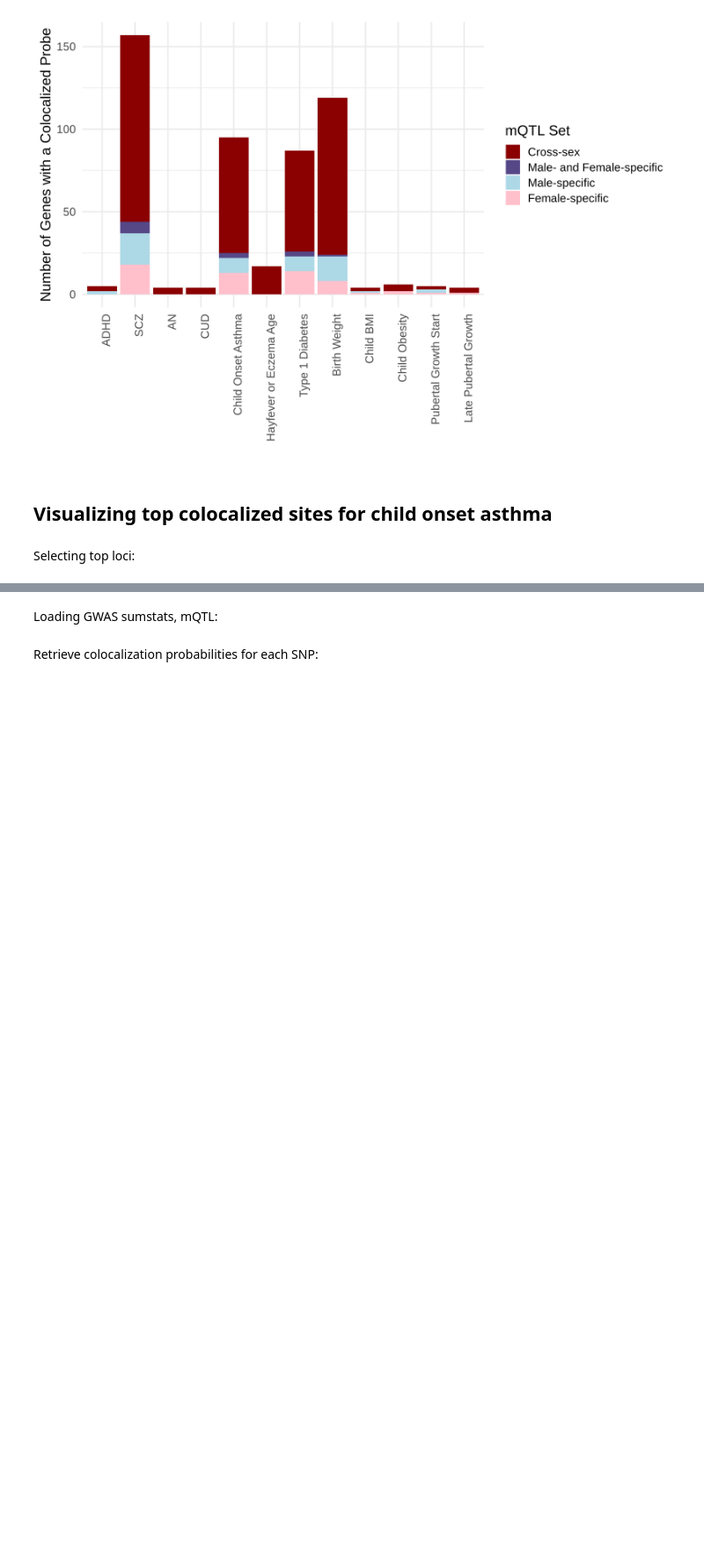
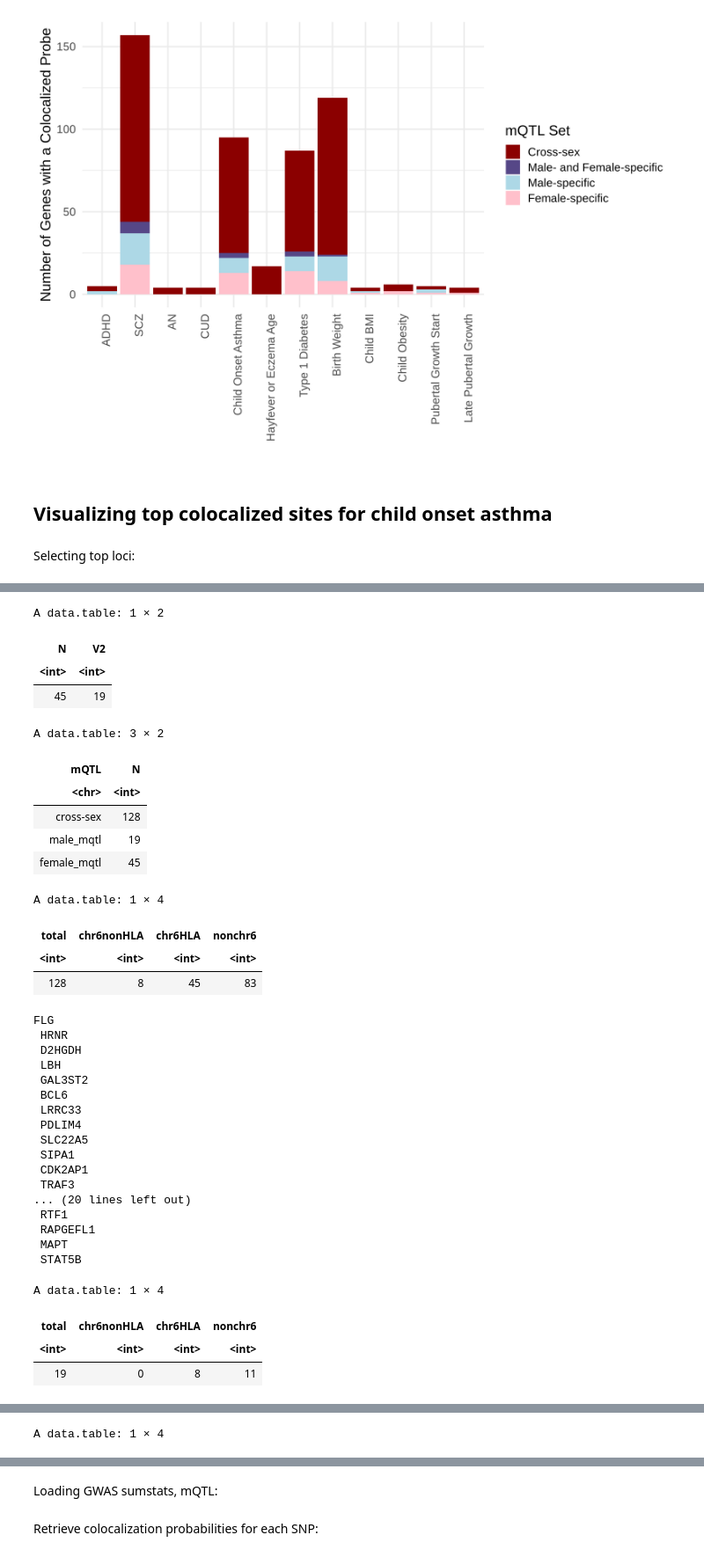
Before and after one commit to wilcas/sex_specific_mQTL, a Jupyter notebook: mQTL_analyses/main_analyses/placental_mqtl_colocalization.ipynb, the cells around one changed output, grey strips where cells are left out. Shown at 88% size. Saved outputs shown, nothing was run; the diff lists cells and outputs as text; code cells hidden in the pictures; blank space fills up the shorter version.

```diff
--- a/mQTL_analyses/main_analyses/placental_mqtl_colocalization.ipynb
+++ b/mQTL_analyses/main_analyses/placental_mqtl_colocalization.ipynb
@@ -885,3 +874,80 @@ A data.table: 128 × 10
 | cg18795955 | Child Onset Asthma | 565 | 2.211952e-36 | 5.275365e-16 | 4.021823e-22 | 0.09501290 | 0.9049871 | cross-sex | CCHCR1;CCHCR1;TCF19;TCF19;CCHCR1 |
 | cg22158929 | Child Onset Asthma | 722 | 8.582261e-26 | 5.296919e-16 | 1.561439e-11 | 0.09546651 | 0.9045335 | cross-sex | CCHCR1;TCF19;CCHCR1;TCF19;CCHCR1;... |
 | cg04554928 | Child Onset Asthma | 115 | 3.719396e-07 | 6.953749e-05 | 5.342084e-04 | 0.09897469 | 0.9004212 | cross-sex | TRIM15 |
+# %%
+female_asthma <- coloc_sex_manifest[GWAS == "Child Onset Asthma" & mQTL == "female_mqtl" & probe %in% female_ex][order(-PP.H4.abf)]
+male_asthma <- coloc_sex_manifest[GWAS == "Child Onset Asthma" & mQTL == "male_mqtl" & probe %in% male_ex][order(-PP.H4.abf)]
+cross_asthma <- coloc_sex_manifest[GWAS == "Child Onset Asthma" & grepl("cross-sex",mQTL) & probe %in% cross_ex][order(-PP.H4.abf)]
+# %%
+# female_asthma[manifest[chr == "chr6" &  (pos <= 29677984 | pos >=  33485635)],on = c("probe" = "V1"),nomatch=0]
+# male_asthma[manifest[chr == "chr6" &  (pos <= 29677984 | pos >= 33485635)],on = c("probe" = "V1"),nomatch=0]
+# cross_asthma[manifest[chr == "chr6"],on = c("probe" = "V1"),nomatch=0][!duplicated(probe)][,.(sum((pos <= 29677984 | pos >= 33485635)),sum(!(pos <= 29677984 | pos >= 33485635)))]
+#cross_asthma[manifest[chr != "chr6"],on = c("probe" = "V1"),nomatch=0][!duplicated(probe),.( .N, uniqueN(gsub(";.*","",UCSC_RefGene_Name)))]
+cross_asthma[manifest[chr == "chr6"],on = c("probe" = "V1"),nomatch=0][!duplicated(probe),.( .N, uniqueN(gsub(";.*","",UCSC_RefGene_Name)))]
+count_coloc <- rbind(
+    cross_asthma[manifest,on = c("probe" = "V1"),nomatch=0],
+    male_asthma[manifest,on = c("probe" = "V1"),nomatch=0],
+    female_asthma[manifest,on = c("probe" = "V1"),nomatch=0]
+)
+count_coloc[!duplicated(probe)][,.( .N ),by="mQTL"]
+
+count_coloc[mQTL == "cross-sex",.(
+    total = .N,
+    chr6nonHLA=sum(chr == "chr6" & (pos < 29677984 | pos > 33485635)),
+    chr6HLA=sum(chr == "chr6" & (pos >= 29677984 | pos <= 33485635)),
+    nonchr6=sum(chr != "chr6")
+)]
+cat(paste0(unique(unlist(strsplit(count_coloc[chr != "chr6" & mQTL  == "cross-sex",]$UCSC_RefGene_Name,";"))),"\n"))
+count_coloc[mQTL == "male_mqtl",.(
+    total = .N,
+    chr6nonHLA=sum(chr == "chr6" & (pos < 29677984 | pos > 33485635)),
+    chr6HLA=sum(chr == "chr6" & (pos >= 29677984 | pos <= 33485635)),
+    nonchr6=sum(chr != "chr6")
+)]
+cat(paste0(unique(unlist(strsplit(count_coloc[chr != "chr6" & mQTL  == "male_mqtl",]$UCSC_RefGene_Name,";"))),"\n"))
+cat(paste0(unique(unlist(strsplit(count_coloc[chr == "chr6" & mQTL  == "male_mqtl",]$UCSC_RefGene_Name,";"))),"\n"))
+
+count_coloc[mQTL == "female_mqtl",.(
+    total = .N,
+    chr6nonHLA=sum(chr == "chr6" & (pos < 29677984 | pos > 33485635)),
+    chr6HLA=sum(chr == "chr6" & (pos >= 29677984 | pos <= 33485635)),
+    nonchr6=sum(chr != "chr6")
+)]
+cat(paste0(unique(unlist(strsplit(count_coloc[chr != "chr6" & mQTL  == "female_mqtl",]$UCSC_RefGene_Name,";"))),"\n"))
+cat(paste0(unique(unlist(strsplit(count_coloc[chr == "chr6" & mQTL  == "female_mqtl",]$UCSC_RefGene_Name,";"))),"\n"))
+# %% [output]
+A data.table: 1 × 2
+| N | V2 |
+| <int> | <int> |
+| 45 | 19 |
+A data.table: 3 × 2
+| mQTL | N |
+| <chr> | <int> |
+| cross-sex | 128 |
+| male_mqtl | 19 |
+| female_mqtl | 45 |
+A data.table: 1 × 4
+| total | chr6nonHLA | chr6HLA | nonchr6 |
+| <int> | <int> | <int> | <int> |
+| 128 | 8 | 45 | 83 |
+FLG
+ HRNR
+ D2HGDH
+ LBH
+ GAL3ST2
+ BCL6
+ LRRC33
+ PDLIM4
+ SLC22A5
+ SIPA1
+ CDK2AP1
+ TRAF3
+... (20 lines left out)
+ RTF1
+ RAPGEFL1
+ MAPT
+ STAT5B
+A data.table: 1 × 4
+| total | chr6nonHLA | chr6HLA | nonchr6 |
+| <int> | <int> | <int> | <int> |
+| 19 | 0 | 8 | 11 |
@@ -887,0 +964 @@ A data.table: 128 × 10
+A data.table: 1 × 4
```
Also changed, not shown: parts of 4 cells of this notebook, 5 other files.
